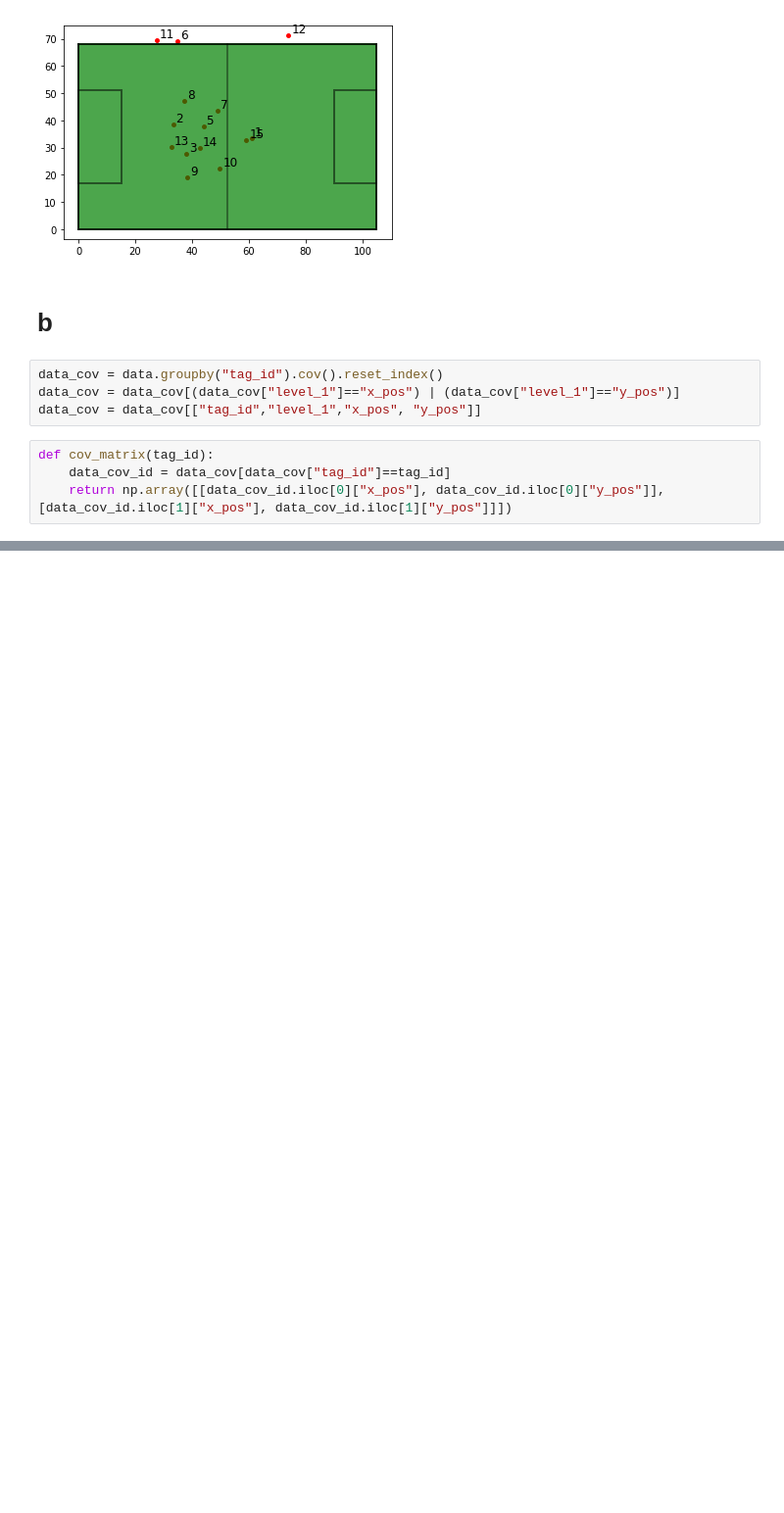
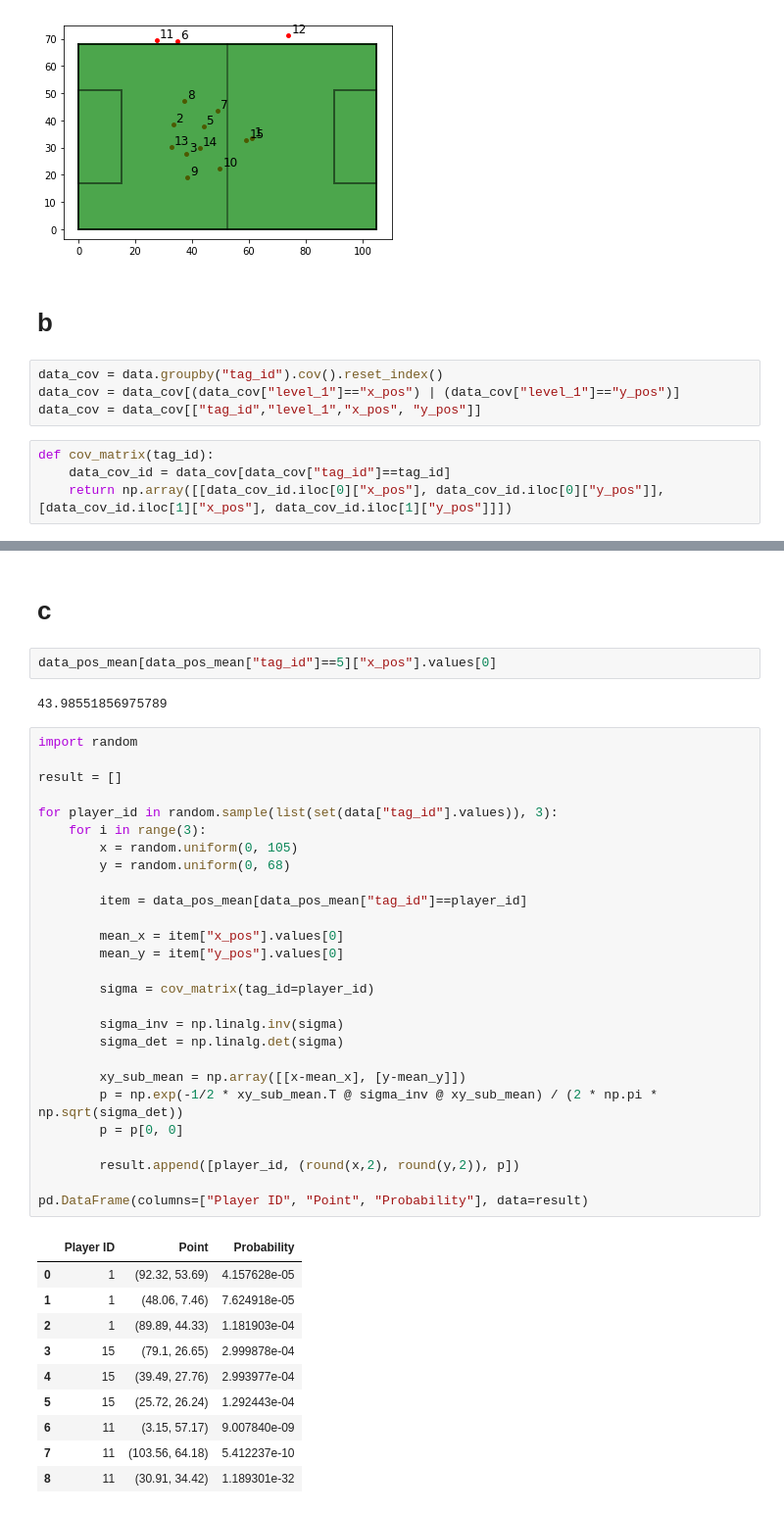
Before and after one commit to AUT-Student/SPR-HW1, a Jupyter notebook: Program6/Program6.ipynb, the cells around one changed output, grey strips where cells are left out. Shown at 98% size. Cells and saved outputs as stored; diff of their text form; blank space fills up the shorter version.

```diff
--- a/Program6/Program6.ipynb
+++ b/Program6/Program6.ipynb
@@ -108,0 +109,44 @@ plt.show()
+# %% [markdown]
+# c
+# %%
+data_pos_mean[data_pos_mean["tag_id"]==5]["x_pos"].values[0]
+# %% [output]
+43.98551856975789
+# %%
+import random
+
+result = []
+
+for player_id in random.sample(list(set(data["tag_id"].values)), 3):
+    for i in range(3):
+        x = random.uniform(0, 105)
+        y = random.uniform(0, 68)
+
+        item = data_pos_mean[data_pos_mean["tag_id"]==player_id]
+
+        mean_x = item["x_pos"].values[0]
+        mean_y = item["y_pos"].values[0]
+
+        sigma = cov_matrix(tag_id=player_id)
+
+        sigma_inv = np.linalg.inv(sigma)
+        sigma_det = np.linalg.det(sigma)
+
+        xy_sub_mean = np.array([[x-mean_x], [y-mean_y]])
+        p = np.exp(-1/2 * xy_sub_mean.T @ sigma_inv @ xy_sub_mean) / (2 * np.pi * np.sqrt(sigma_det))
+        p = p[0, 0]
+
+        result.append([player_id, (round(x,2), round(y,2)), p])
+
+pd.DataFrame(columns=["Player ID", "Point", "Probability"], data=result)
+# %% [output]
+|  | Player ID | Point | Probability |
+| 0 | 1 | (92.32, 53.69) | 4.157628e-05 |
+| 1 | 1 | (48.06, 7.46) | 7.624918e-05 |
+| 2 | 1 | (89.89, 44.33) | 1.181903e-04 |
+| 3 | 15 | (79.1, 26.65) | 2.999878e-04 |
+| 4 | 15 | (39.49, 27.76) | 2.993977e-04 |
+| 5 | 15 | (25.72, 26.24) | 1.292443e-04 |
+| 6 | 11 | (3.15, 57.17) | 9.007840e-09 |
+| 7 | 11 | (103.56, 64.18) | 5.412237e-10 |
+| 8 | 11 | (30.91, 34.42) | 1.189301e-32 |
```
Also changed, not shown: parts of 1 cell of this notebook.
